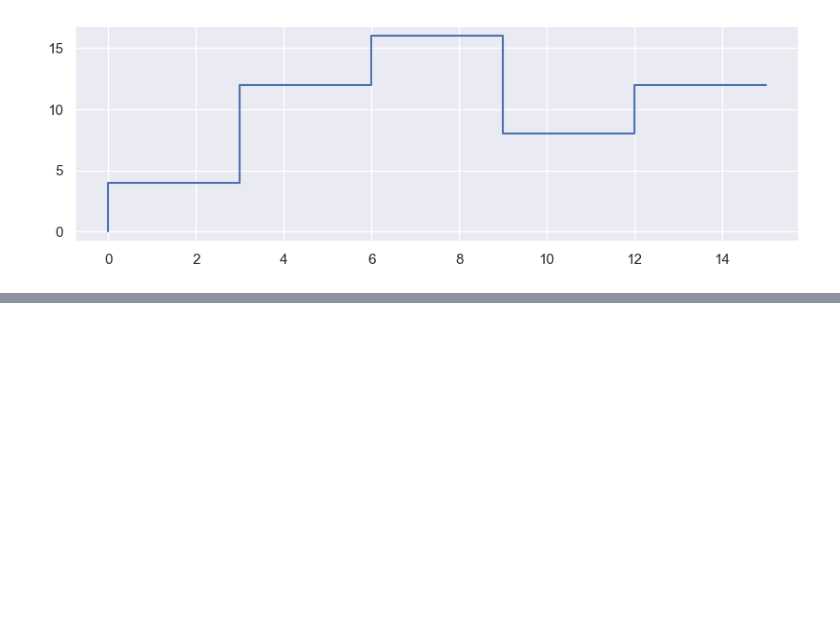
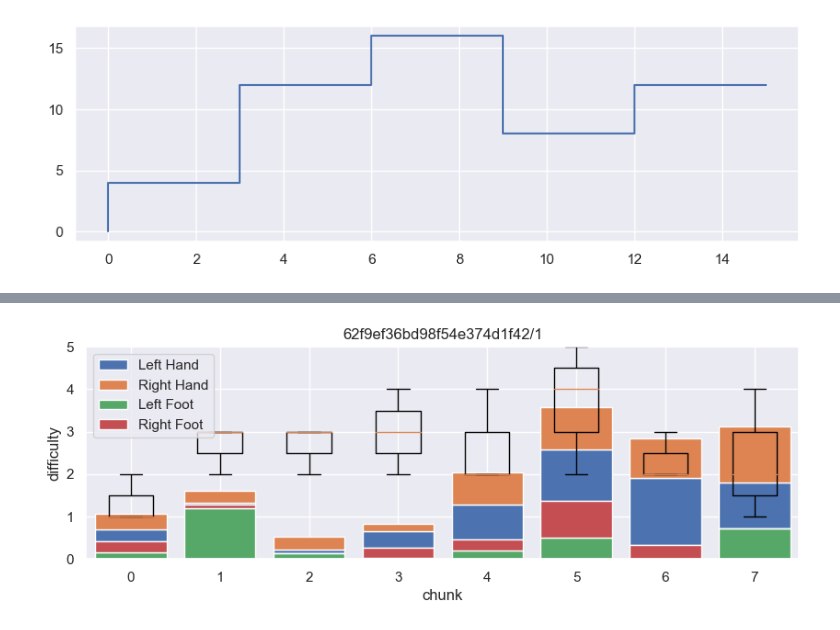
Before and after one commit to luisscholl/beatfork, a Jupyter notebook: difficulty-estimation/individual-analysis.ipynb, the cells around one changed output, grey strips where cells are left out. Drawn from its saved outputs; the diff is of its cells as text; code cells hidden in the pictures; blank space fills up the shorter version.

```diff
--- a/difficulty-estimation/individual-analysis.ipynb
+++ b/difficulty-estimation/individual-analysis.ipynb
@@ -680,0 +748,79 @@ currentNode: 39321
+# %%
+def jumpDetectionLikeInThesis(obj, lastPositions, state):
+  if (obj[3] == 8 or obj[3] == 9):
+    if state.get('status') == 'jump_determine_deviation':
+      base = state.get('left_base' if obj[3] == 8 else 'right_base')
+      t = obj[2] - base[2]
+      if (t == 0):
+        return math.inf, {}
+      b = np.array(base[:2])
+      o = np.array(obj[:2])
+      v_y = state.get('velocity')
+      arcPos = np.subtract(np.add(b, np.multiply(v_y, t)), np.multiply(np.array([0, 1]), 0.5 * gravity * t ** 2))
+      if arcPos[1] < -0.875:
+        # Touched ground, clear state, fall through
+        state = {}
+      else:
+        d = np.linalg.norm(np.subtract(np.add(arcPos, state.get('arc_deviation')), o)) / t
+        return 0.04 * d**2, {
+          'status': 'jump_determine_deviation',
+          'left_base': state.get('left_base'),
+          'right_base': state.get('right_base'),
+          'velocity': state.get('velocity'),
+          'arc_deviation': np.subtract(arcPos, o)
+        }
+
+    if (state.get('status') == 'jump_determine_arc'):
+      t_1 = lastPositions[obj[3]][2]
+      t_2 = obj[2]
+      if (t_2 - t_1 == 0):
+        return math.inf, {}
+      h_1 = lastPositions[obj[3]][1] + 1 # +1, because h assumes a coordinate system where h >= 0
+      h_2 = obj[1] + 1
+      v_y = 0.5 / (t_2 - t_1) * math.sqrt(
+        gravity**2 * ( t_2 - t_1 )**4
+        + 4 * gravity * ( t_1**2 + t_2**2 ) * ( h_1 + h_2)
+        - 8 * t_1 * t_2 * gravity * ( h_1 + h_2 )
+        + 5 * ( h_2 - h_1 )**2)
+      t_0 = t_1 - v_y/gravity + math.sqrt( v_y**2 / gravity**2 - 2 * h_1 / gravity )
+      v_x = (obj[0] - lastPositions[obj[3]][0]) / (t_2 - t_1)
+
+      h_max = v_y**2 / ( 2 * gravity )
+
+      return jumpHeightDifficulty(h_max - 1) - state.get('buffered_difficulty'), {
+        'status': 'jump_determine_deviation',
+        # For calculating arc deviation
+        'left_base': [lastPositions[8][0] - v_x * (t_1 - t_0), 0, t_0],
+        'right_base': [lastPositions[9][0] - v_x * (t_1 - t_0), 0, t_0],
+        'velocity': [v_x, v_y],
+        'arc_deviation': np.zeros(2)
+      }
+
+    if (state.get('status') == 'jump_detected'):
+      # Time to land from last collectible of this foot
+      t_1 = math.sqrt( 2 * (lastPositions[obj[3]][1] + 0.875) / gravity )
+      # Time to reach current collectible from ground
+      t_2 = math.sqrt( 2 * (obj[1] + 0.875) / gravity )
+      if (obj[2] > lastPositions[obj[3]][2] + t_1 + t_2):
+        state = {}
+      else:
+        difficulty = jumpHeightDifficulty(obj[1])
+        state = {
+          'buffered_difficulty': difficulty,
+          'status': 'jump_determine_arc'
+        }
+        return difficulty, state
+
+    otherFoot = lastPositions[9 if obj[3] == 8 else 8]
+    if (obj[1] > jumpThresholdH and
+      otherFoot[1] > jumpThresholdH and
+      obj[2] - otherFoot[2] < jumpThresholdT):
+      return jumpHeightDifficulty(obj[1]), {
+        'status': 'jump_detected'
+      }
+
+  # Fall through to generic estimator, if no jump detected
+  return weightedDistanceOverTime(obj, lastPositions, state)
+
+plotSampledGetMinIntensityDijkstra(jumpDetectionLikeInThesis, 5)
+# %% [output]
@@ -680,0 +844 @@ currentNode: 39321
+[figure, added]
```
Also changed, not shown: parts of 6 cells of this notebook, 1 other file.
